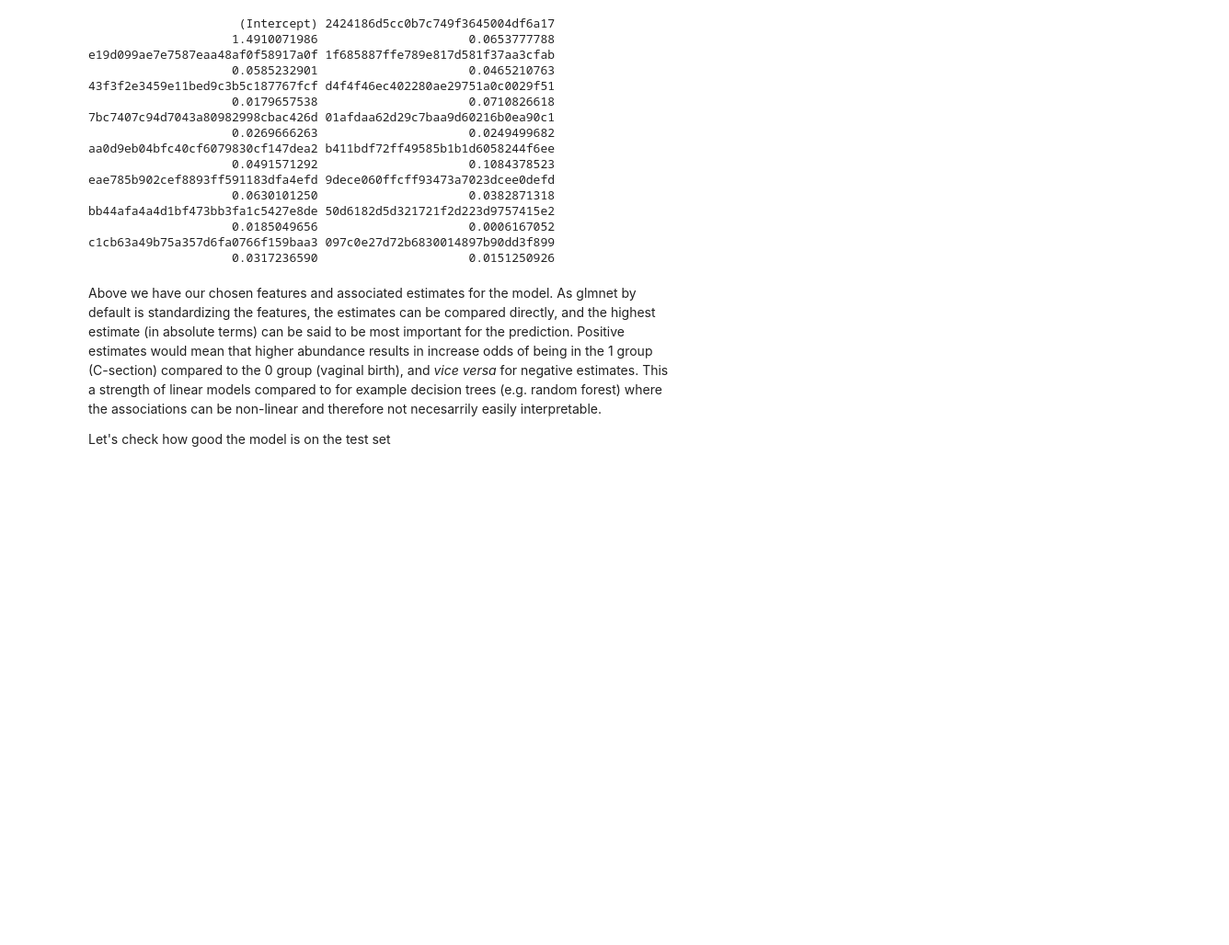
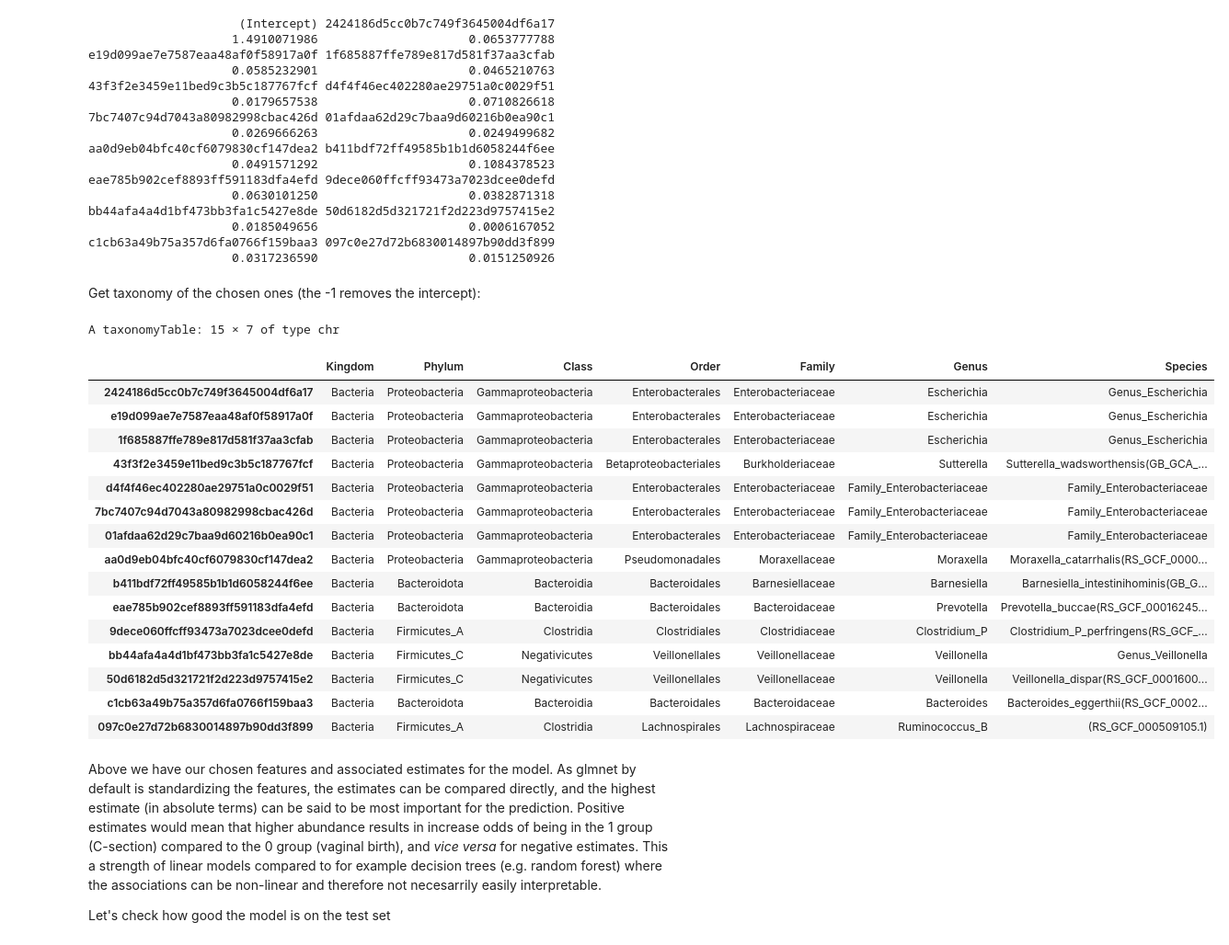
Before and after one commit to microUCPH/amplicon_data_analysis, a Jupyter notebook: ipynb/superlearn.ipynb, the cells around one changed output. Shown at 92% size. Drawn from its saved outputs; the diff is of its cells as text; code cells hidden in the pictures; blank space fills up the shorter version.

```diff
--- a/ipynb/superlearn.ipynb
+++ b/ipynb/superlearn.ipynb
@@ -135,6 +136,28 @@ bb44afa4a4d1bf473bb3fa1c5427e8de 50d6182d5d321721f2d223d9757415e2
                     0.0185049656                     0.0006167052
 c1cb63a49b75a357d6fa0766f159baa3 097c0e27d72b6830014897b90dd3f899
                     0.0317236590                     0.0151250926
+# %% [markdown]
+Get taxonomy of the chosen ones (the -1 removes the intercept):
+# %%
+tax_table(phy)[names(chosen_1se)[-1]]
+# %% [output]
+A taxonomyTable: 15 × 7 of type chr
+|  | Kingdom | Phylum | Class | Order | Family | Genus | Species |
+| 2424186d5cc0b7c749f3645004df6a17 | Bacteria | Proteobacteria | Gammaproteobacteria | Enterobacterales | Enterobacteriaceae | Escherichia | Genus_Escherichia |
+| e19d099ae7e7587eaa48af0f58917a0f | Bacteria | Proteobacteria | Gammaproteobacteria | Enterobacterales | Enterobacteriaceae | Escherichia | Genus_Escherichia |
+| 1f685887ffe789e817d581f37aa3cfab | Bacteria | Proteobacteria | Gammaproteobacteria | Enterobacterales | Enterobacteriaceae | Escherichia | Genus_Escherichia |
+| 43f3f2e3459e11bed9c3b5c187767fcf | Bacteria | Proteobacteria | Gammaproteobacteria | Betaproteobacteriales | Burkholderiaceae | Sutterella | Sutterella_wadsworthensis(GB_GCA_... |
+| d4f4f46ec402280ae29751a0c0029f51 | Bacteria | Proteobacteria | Gammaproteobacteria | Enterobacterales | Enterobacteriaceae | Family_Enterobacteriaceae | Family_Enterobacteriaceae |
+| 7bc7407c94d7043a80982998cbac426d | Bacteria | Proteobacteria | Gammaproteobacteria | Enterobacterales | Enterobacteriaceae | Family_Enterobacteriaceae | Family_Enterobacteriaceae |
+| 01afdaa62d29c7baa9d60216b0ea90c1 | Bacteria | Proteobacteria | Gammaproteobacteria | Enterobacterales | Enterobacteriaceae | Family_Enterobacteriaceae | Family_Enterobacteriaceae |
+| aa0d9eb04bfc40cf6079830cf147dea2 | Bacteria | Proteobacteria | Gammaproteobacteria | Pseudomonadales | Moraxellaceae | Moraxella | Moraxella_catarrhalis(RS_GCF_0000... |
+| b411bdf72ff49585b1b1d6058244f6ee | Bacteria | Bacteroidota | Bacteroidia | Bacteroidales | Barnesiellaceae | Barnesiella | Barnesiella_intestinihominis(GB_G... |
+| eae785b902cef8893ff591183dfa4efd | Bacteria | Bacteroidota | Bacteroidia | Bacteroidales | Bacteroidaceae | Prevotella | Prevotella_buccae(RS_GCF_00016245... |
+| 9dece060ffcff93473a7023dcee0defd | Bacteria | Firmicutes_A | Clostridia | Clostridiales | Clostridiaceae | Clostridium_P | Clostridium_P_perfringens(RS_GCF_... |
+| bb44afa4a4d1bf473bb3fa1c5427e8de | Bacteria | Firmicutes_C | Negativicutes | Veillonellales | Veillonellaceae | Veillonella | Genus_Veillonella |
+| 50d6182d5d321721f2d223d9757415e2 | Bacteria | Firmicutes_C | Negativicutes | Veillonellales | Veillonellaceae | Veillonella | Veillonella_dispar(RS_GCF_0001600... |
+| c1cb63a49b75a357d6fa0766f159baa3 | Bacteria | Bacteroidota | Bacteroidia | Bacteroidales | Bacteroidaceae | Bacteroides | Bacteroides_eggerthii(RS_GCF_0002... |
+| 097c0e27d72b6830014897b90dd3f899 | Bacteria | Firmicutes_A | Clostridia | Lachnospirales | Lachnospiraceae | Ruminococcus_B | (RS_GCF_000509105.1) |
 # %% [markdown]
 Above we have our chosen features and associated estimates for the model. As glmnet by default is standardizing the features, the estimates can be compared directly, and the highest estimate (in absolute terms) can be said to be most important for the prediction. Positive estimates would mean that higher abundance results in increase odds of being in the 1 group (C-section) compared to the 0 group (vaginal birth), and *vice versa* for negative estimates. This a strength of linear models compared to for example decision trees (e.g. random forest) where the associations can be non-linear and therefore not necesarrily easily interpretable.
 
```
Also changed, not shown: parts of 9 cells of this notebook, 44 other files.
